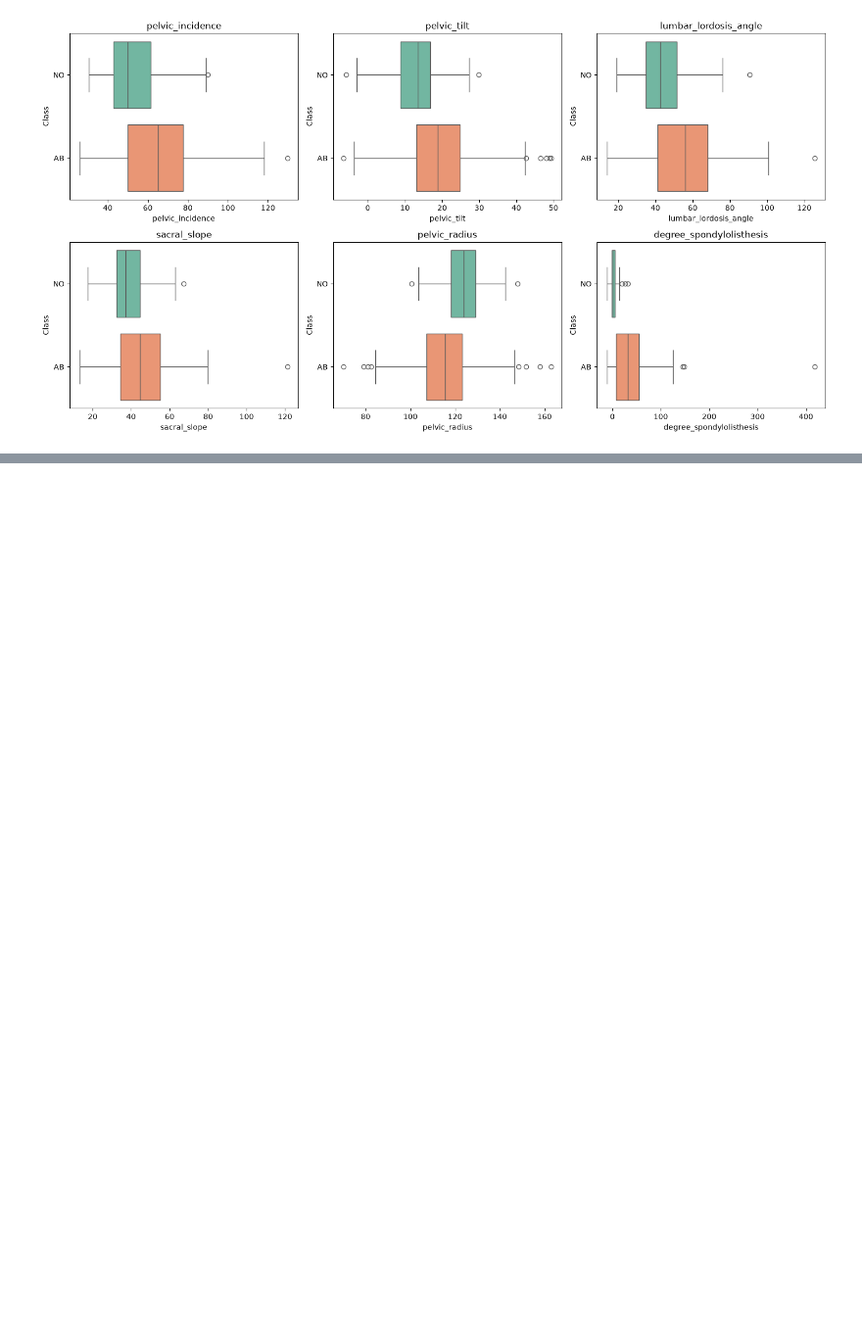
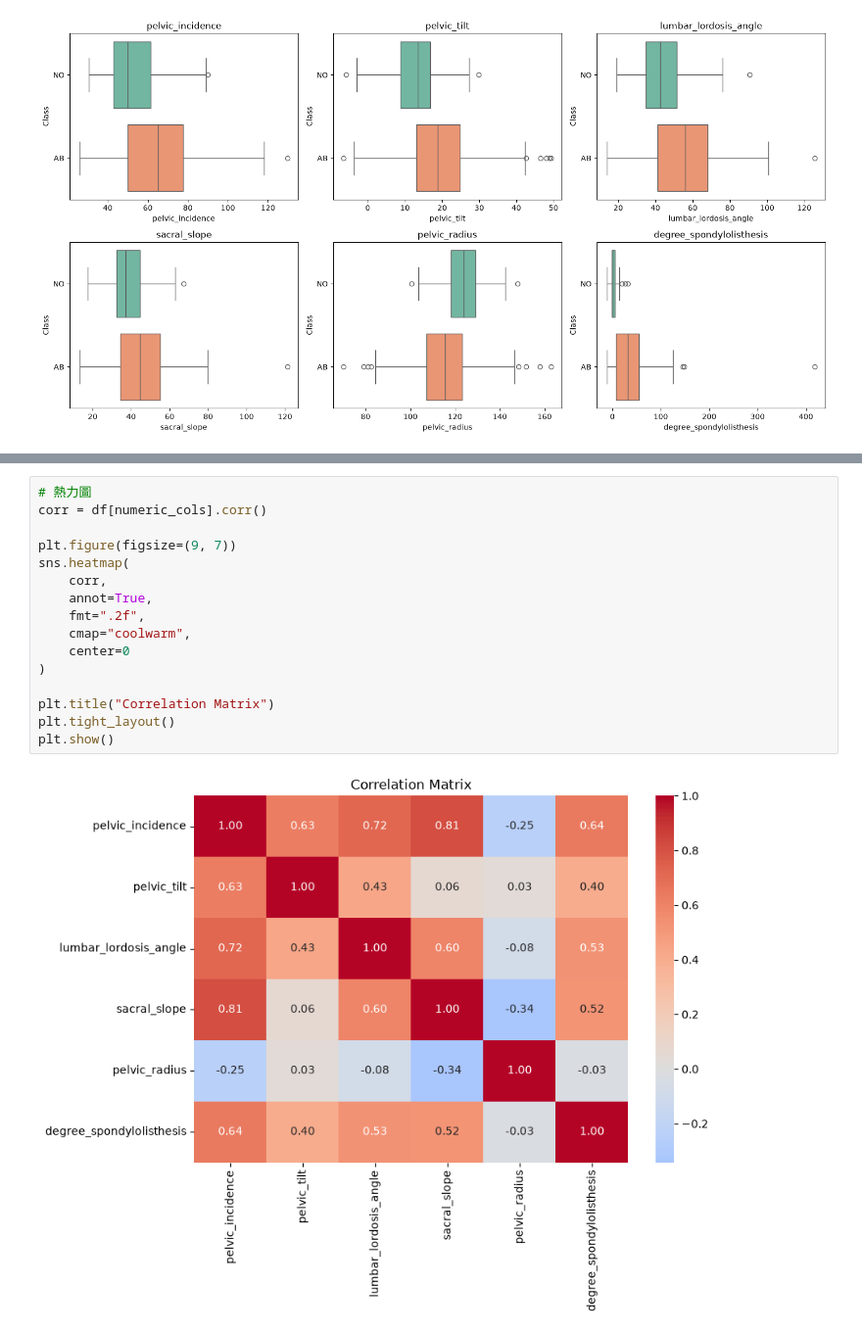
Before and after one commit to kurochan1901/115-1_Data-Analysis-and-Modeling, a Jupyter notebook: HW3/HW3.ipynb, the cells around one changed output, grey strips where cells are left out. Shown at 98% size. Cells and saved outputs as stored; diff of their text form; blank space fills up the shorter version.

```diff
--- a/HW3/HW3.ipynb
+++ b/HW3/HW3.ipynb
@@ -168,0 +231,18 @@ plt.show()
+# %%
+# 熱力圖
+corr = df[numeric_cols].corr()
+
+plt.figure(figsize=(9, 7))
+sns.heatmap(
+    corr,
+    annot=True,
+    fmt=".2f",
+    cmap="coolwarm",
+    center=0
+)
+
+plt.title("Correlation Matrix")
+plt.tight_layout()
+plt.show()
+# %% [output]
+[figure, added]
```
Also changed, not shown: parts of 31 cells of this notebook.
